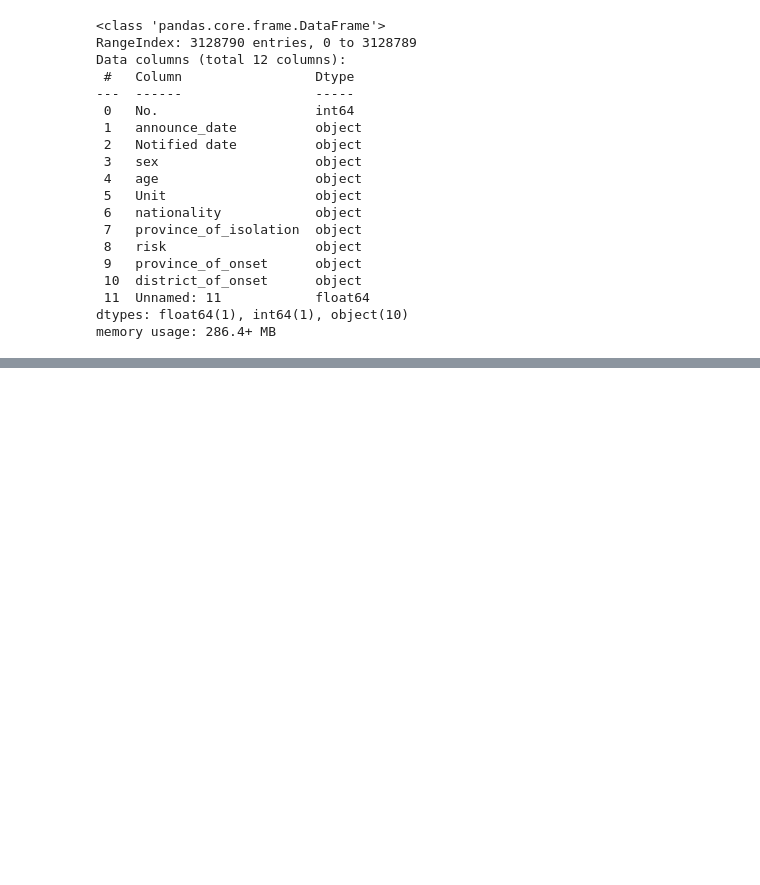
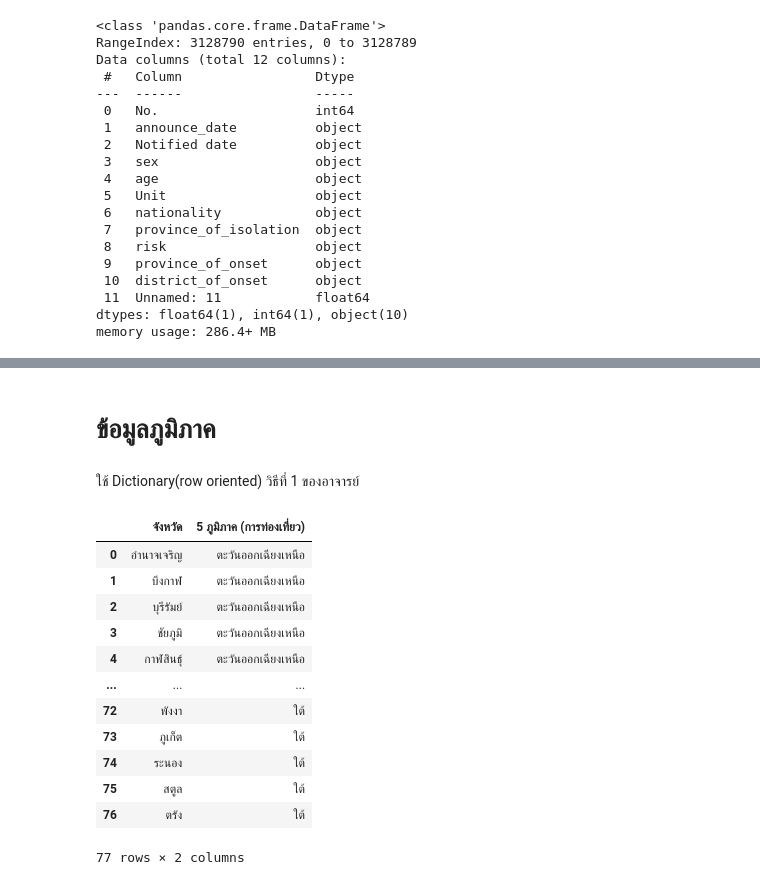
Before and after one commit to team0243/data_viz_2022, a Jupyter notebook: data_viz_project.ipynb, the cells around one changed output, grey strips where cells are left out. Drawn from its saved outputs; the diff is of its cells as text; code cells hidden in the pictures; blank space fills up the shorter version.

```diff
--- a/data_viz_project.ipynb
+++ b/data_viz_project.ipynb
@@ -403,0 +515,4 @@ memory usage: 286.4+ MB
+# %% [markdown]
+# ข้อมูลภูมิภาค
+# %% [markdown]
+ใช้ Dictionary(row oriented) วิธีที่ 1 ของอาจารย์
@@ -403,0 +610,20 @@ memory usage: 286.4+ MB
+# %%
+data_Th = pd.DataFrame(data_list)
+data_Th
+# %%
+data_Th2 = data_Th[['จังหวัด','5 ภูมิภาค (การท่องเที่ยว)']]
+data_Th2
+# %% [output]
+|  | จังหวัด | 5 ภูมิภาค (การท่องเที่ยว) |
+| 0 | อำนาจเจริญ | ตะวันออกเฉียงเหนือ |
+| 1 | บึงกาฬ | ตะวันออกเฉียงเหนือ |
+| 2 | บุรีรัมย์ | ตะวันออกเฉียงเหนือ |
+| 3 | ชัยภูมิ | ตะวันออกเฉียงเหนือ |
+| 4 | กาฬสินธุ์ | ตะวันออกเฉียงเหนือ |
+| ... | ... | ... |
+| 72 | พังงา | ใต้ |
+| 73 | ภูเก็ต | ใต้ |
+| 74 | ระนอง | ใต้ |
+| 75 | สตูล | ใต้ |
+| 76 | ตรัง | ใต้ |
+77 rows × 2 columns
```
Also changed, not shown: parts of 31 cells of this notebook.
